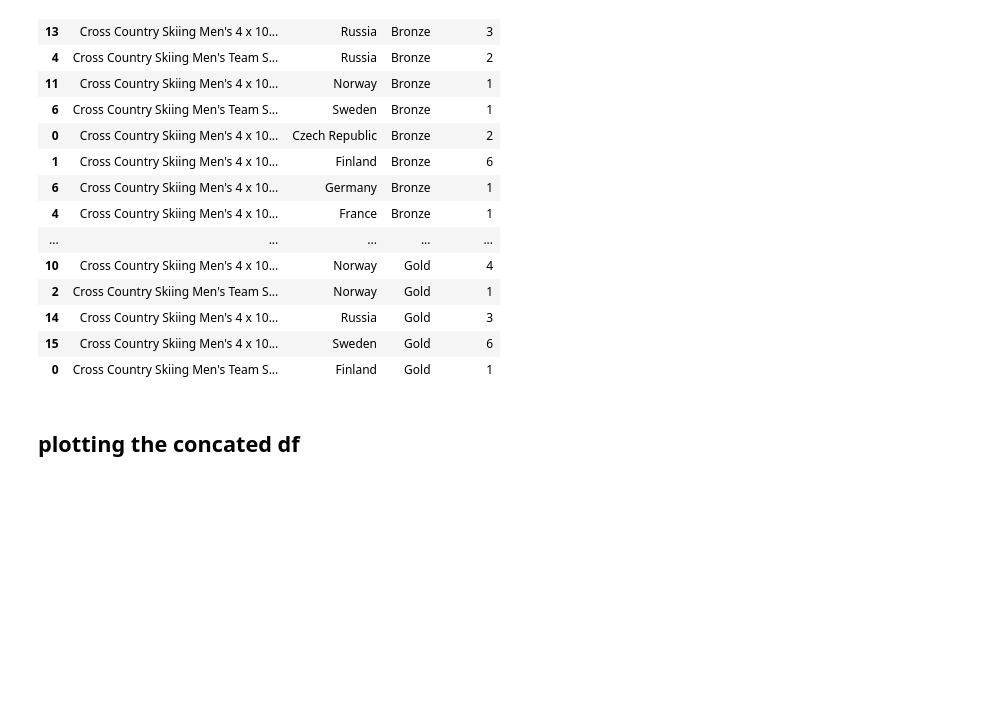
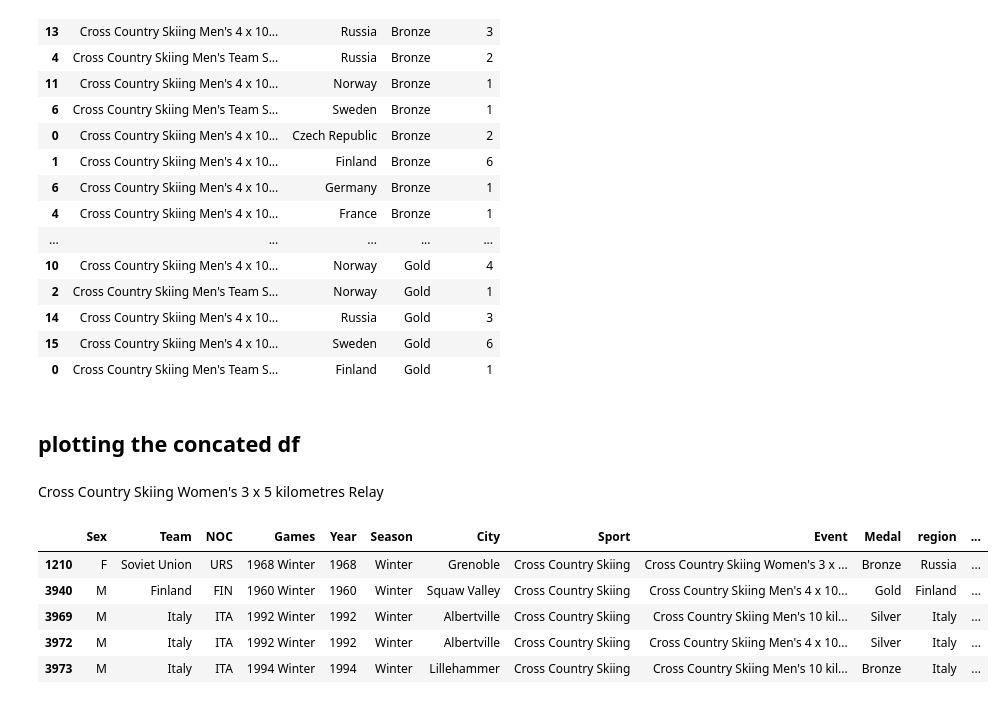
Before and after one commit to wlinds/ITHS-Projekt-OS, a Jupyter notebook: Notes/jonas_uppgift_2_even_cleaner.ipynb, the cells around one changed output. Saved outputs shown, nothing was run; the diff lists cells and outputs as text; code cells hidden in the pictures; blank space fills up the shorter version.

```diff
--- a/Notes/jonas_uppgift_2_even_cleaner.ipynb
+++ b/Notes/jonas_uppgift_2_even_cleaner.ipynb
@@ -128,3 +128,15 @@ fig.show()
 #TODO: Create all 3 plots
 #TODO: subplots with px 3x1. Visa enbart länder med
 #TODO: Live adjustable subplot-width?
+# %% [markdown]
+Cross Country Skiing Women's 3 x 5 kilometres Relay
+# %%
+df_women_relay = reusable_df[reusable_df["Event"] == "Cross Country Skiing Women's 3 x 5 kilometres Relay"]
+df_women_relay = df_women_relay.drop(columns=['ID','Name', 'Age', 'Height','Weight']).dropna(subset='Medal').drop_duplicates()
+# %% [output]
+|  | Sex | Team | NOC | Games | Year | Season | City | Sport | Event | Medal | region | ... |
+| 1210 | F | Soviet Union | URS | 1968 Winter | 1968 | Winter | Grenoble | Cross Country Skiing | Cross Country Skiing Women's 3 x ... | Bronze | Russia | ... |
+| 3940 | M | Finland | FIN | 1960 Winter | 1960 | Winter | Squaw Valley | Cross Country Skiing | Cross Country Skiing Men's 4 x 10... | Gold | Finland | ... |
+| 3969 | M | Italy | ITA | 1992 Winter | 1992 | Winter | Albertville | Cross Country Skiing | Cross Country Skiing Men's 10 kil... | Silver | Italy | ... |
+| 3972 | M | Italy | ITA | 1992 Winter | 1992 | Winter | Albertville | Cross Country Skiing | Cross Country Skiing Men's 4 x 10... | Silver | Italy | ... |
+| 3973 | M | Italy | ITA | 1994 Winter | 1994 | Winter | Lillehammer | Cross Country Skiing | Cross Country Skiing Men's 10 kil... | Bronze | Italy | ... |
```
Also changed, not shown: 1 other file.
